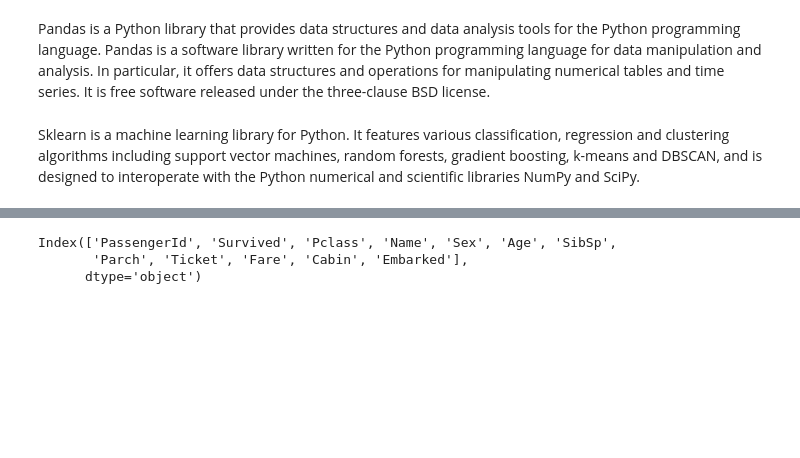
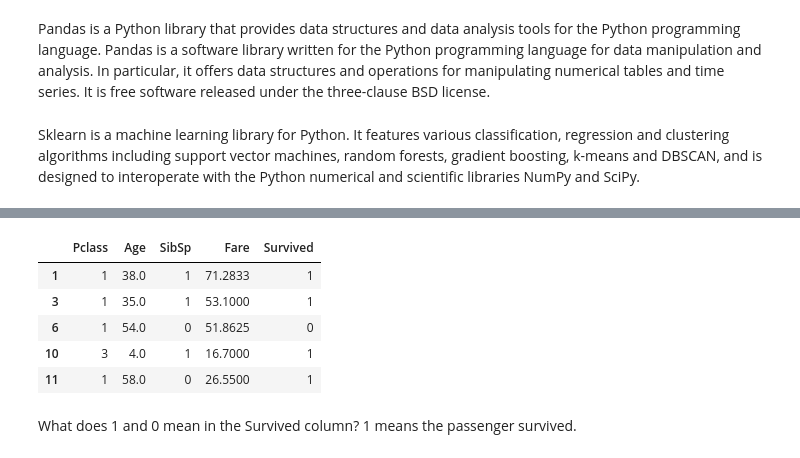
Before and after one commit to ethanwright96/foundational-machine-learning, a Jupyter notebook: 2. Logistic Regression/logistic_regression.ipynb, the cells around one changed output, grey strips where cells are left out. Saved outputs shown, nothing was run; the diff lists cells and outputs as text; code cells hidden in the pictures; blank space fills up the shorter version.

```diff
--- a/2. Logistic Regression/logistic_regression.ipynb
+++ b/2. Logistic Regression/logistic_regression.ipynb
@@ -27,9 +27,3 @@ data.head()
 | 2 | 3 | 1 | 3 | Heikkinen, Miss. Laina | female | 26.0 | 0 | 0 | STON/O2. 3101282 | 7.9250 | ... |
 | 3 | 4 | 1 | 1 | Futrelle, Mrs. Jacques Heath (Lil... | female | 35.0 | 1 | 0 | 113803 | 53.1000 | ... |
 | 4 | 5 | 0 | 3 | Allen, Mr. William Henry | male | 35.0 | 0 | 0 | 373450 | 8.0500 | ... |
-# %%
-data.columns
-# %% [output]
-Index(['PassengerId', 'Survived', 'Pclass', 'Name', 'Sex', 'Age', 'SibSp',
-       'Parch', 'Ticket', 'Fare', 'Cabin', 'Embarked'],
-      dtype='object')
@@ -35,0 +33,11 @@ Index(['PassengerId', 'Survived', 'Pclass', 'Name', 'Sex', 'Age', 'SibSp',
+# %%
+subset.head()
+# %% [output]
+|  | Pclass | Age | SibSp | Fare | Survived |
+| 1 | 1 | 38.0 | 1 | 71.2833 | 1 |
+| 3 | 1 | 35.0 | 1 | 53.1000 | 1 |
+| 6 | 1 | 54.0 | 0 | 51.8625 | 0 |
+| 10 | 3 | 4.0 | 1 | 16.7000 | 1 |
+| 11 | 1 | 58.0 | 0 | 26.5500 | 1 |
+# %% [markdown]
+What does 1 and 0 mean in the Survived column? 1 means the passenger survived.
```
Also changed, not shown: parts of 20 cells of this notebook.
